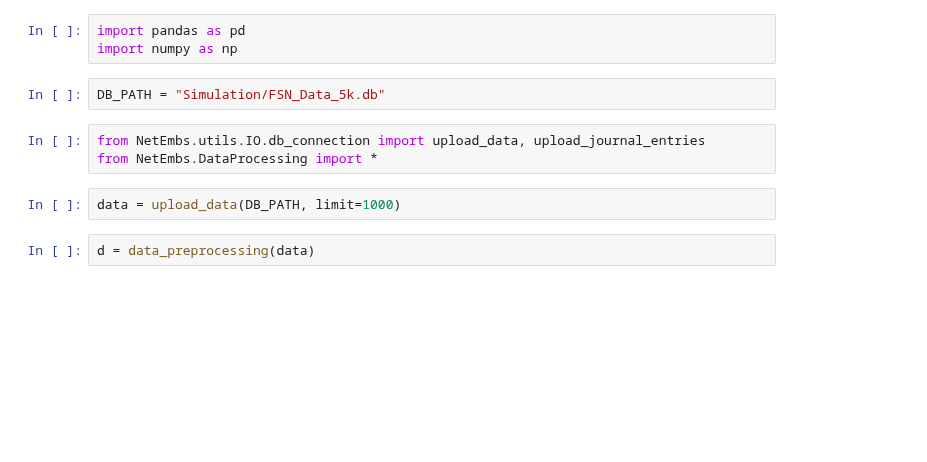
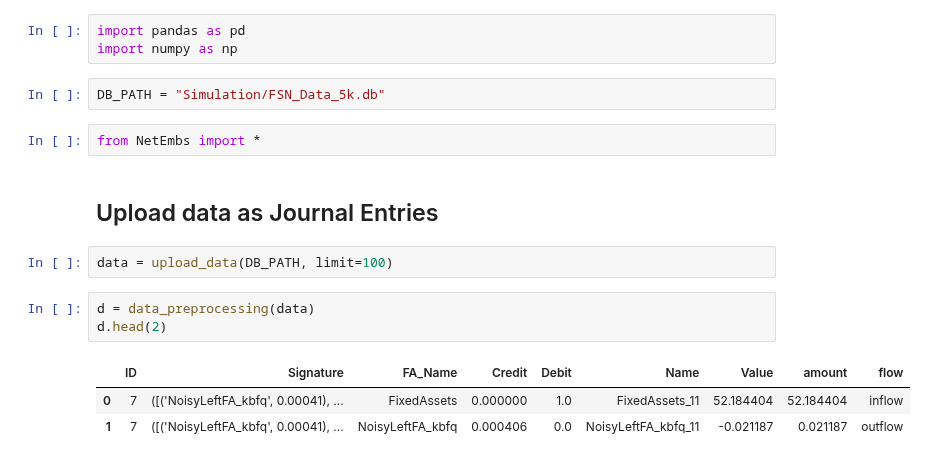
Before and after one commit to AlexWorldD/NetEmbs, a Jupyter notebook: RefactorMe.ipynb, the cells around one changed output. Cells and saved outputs as stored; diff of their text form; blank space fills up the shorter version.

```diff
--- a/RefactorMe.ipynb
+++ b/RefactorMe.ipynb
@@ -3,10 +3,16 @@ import pandas as pd
 import numpy as np
 # %%
 DB_PATH = "Simulation/FSN_Data_5k.db"
-# %%
-from NetEmbs.utils.IO.db_connection import upload_data, upload_journal_entries
-from NetEmbs.DataProcessing import *
+# %%
+from NetEmbs import *
+# %% [markdown]
+## Upload data as Journal Entries
 # %%
-data = upload_data(DB_PATH, limit=1000)
+data = upload_data(DB_PATH, limit=100)
 # %%
 d = data_preprocessing(data)
+d.head(2)
+# %% [output]
+|  | ID | Signature | FA_Name | Credit | Debit | Name | Value | amount | flow |
+| 0 | 7 | ([('NoisyLeftFA_kbfq', 0.00041), ... | FixedAssets | 0.000000 | 1.0 | FixedAssets_11 | 52.184404 | 52.184404 | inflow |
+| 1 | 7 | ([('NoisyLeftFA_kbfq', 0.00041), ... | NoisyLeftFA_kbfq | 0.000406 | 0.0 | NoisyLeftFA_kbfq_11 | -0.021187 | 0.021187 | outflow |
```
Also changed, not shown: parts of 6 cells of this notebook, 9 other files.
